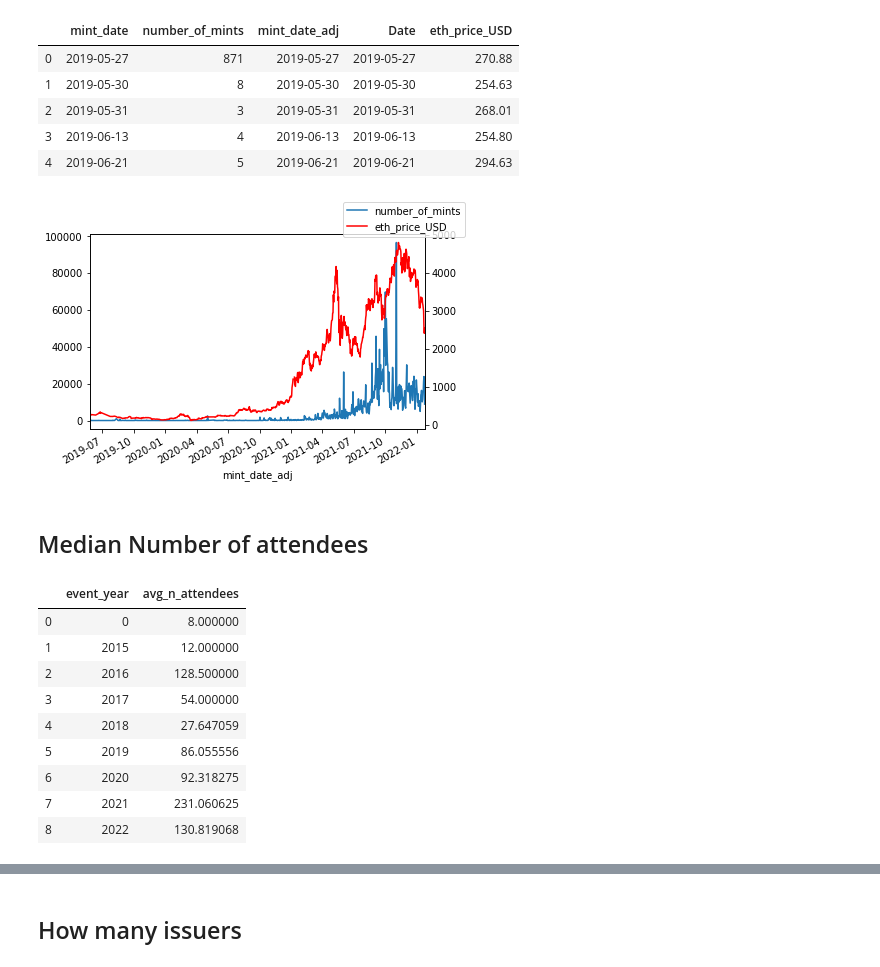
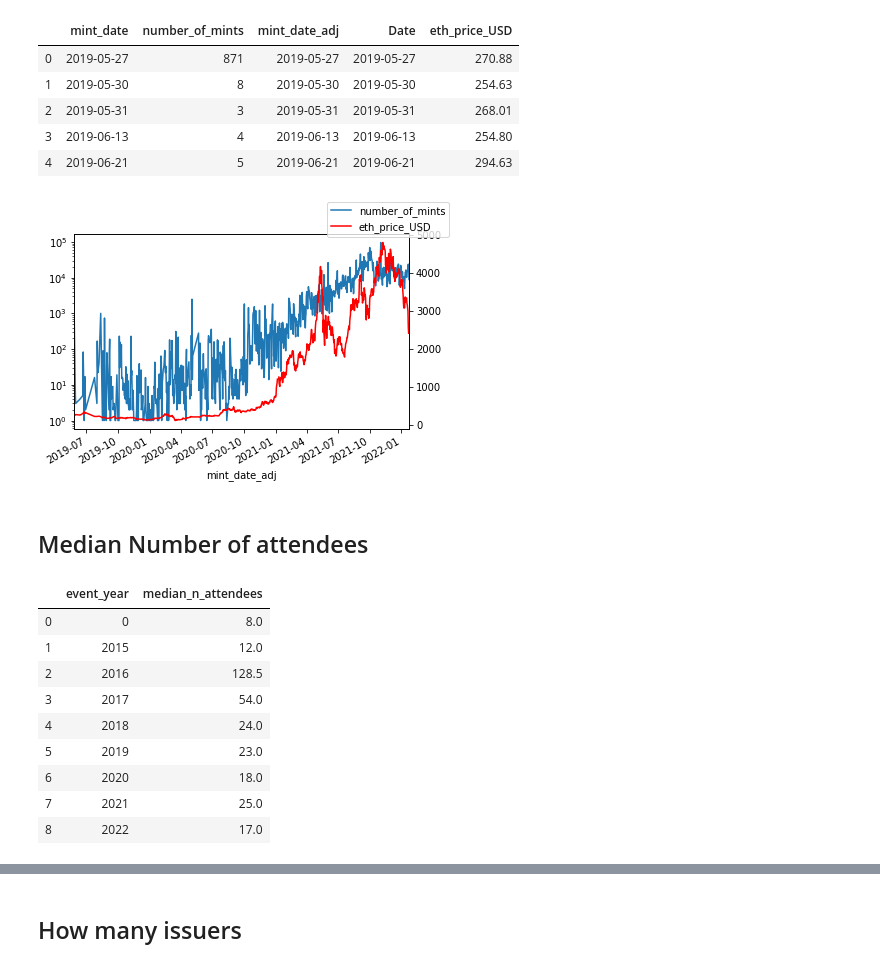
Before and after one commit to fmeiraf/poap_analysis, a Jupyter notebook: analysis/poap_general_analysis.ipynb, the cells around one changed output, grey strips where cells are left out. Cells and saved outputs as stored; diff of their text form; code cells hidden in the pictures.

Commit message:
finished POAP general analysis v1 and also the md file

```diff
--- a/analysis/poap_general_analysis.ipynb
+++ b/analysis/poap_general_analysis.ipynb
@@ -20,6 +20,13 @@ dh_members, dh_proposals, dh_votes = data_cleaning.get_daohaus_cleaned_data()
 
 #Snapshot data
 snap_proposals, snap_votes, snap_creation = data_cleaning.get_snapshot_cleaned_data()
+# %%
+# Trying to measure how much of these popular events on 2021 are NFT related
+
+poap['is_nft_related'] = False
+poap.loc[(poap.event_name.str.contains('nft', case=False) )|
+     (poap.event_description.str.contains('nft', case=False)) |
+     (poap.event_url.str.contains('nft', case=False)), 'is_nft_related'] = True
 # %%
 poap.info()
 # %% [output]
@@ -111,29 +151,29 @@ dmints.head()
 | 3 | 2019-06-13 | 4 | 2019-06-13 | 2019-06-13 | 254.80 |
 | 4 | 2019-06-21 | 5 | 2019-06-21 | 2019-06-21 | 294.63 |
 # %%
-ax = dmints.plot(x="mint_date_adj", y="number_of_mints", legend=False)
+ax = dmints.plot(x="mint_date_adj", y="number_of_mints", legend=False, logy=True)
 ax2 = ax.twinx()
 dmints.plot(x="mint_date_adj", y="eth_price_USD", ax=ax2, legend=False, color="r")
 ax.figure.legend()
 plt.show()
 # %% [output]
-[figure, old version]
+[figure, new version]
 # %% [markdown]
 ## Median Number of attendees
 # %%
 mev = poap.groupby(['event_id', 'event_year']).agg(n_attendees=('owner_id', 'nunique')).reset_index()
-mevg = mev.groupby('event_year').agg(avg_n_attendees=('n_attendees', 'mean')).reset_index()
+mevg = mev.groupby('event_year').agg(median_n_attendees=('n_attendees', 'median')).reset_index()
 
 mevg
 # %% [output]
-|  | event_year | avg_n_attendees |
-| 0 | 0 | 8.000000 |
-| 1 | 2015 | 12.000000 |
-| 2 | 2016 | 128.500000 |
-| 3 | 2017 | 54.000000 |
-| 4 | 2018 | 27.647059 |
-| 5 | 2019 | 86.055556 |
-| 6 | 2020 | 92.318275 |
-| 7 | 2021 | 231.060625 |
-| 8 | 2022 | 130.819068 |
+|  | event_year | median_n_attendees |
+| 0 | 0 | 8.0 |
+| 1 | 2015 | 12.0 |
+| 2 | 2016 | 128.5 |
+| 3 | 2017 | 54.0 |
+| 4 | 2018 | 24.0 |
+| 5 | 2019 | 23.0 |
+| 6 | 2020 | 18.0 |
+| 7 | 2021 | 25.0 |
+| 8 | 2022 | 17.0 |
 # %%
```
Also changed, not shown: parts of 21 cells of this notebook, 12 other files.
